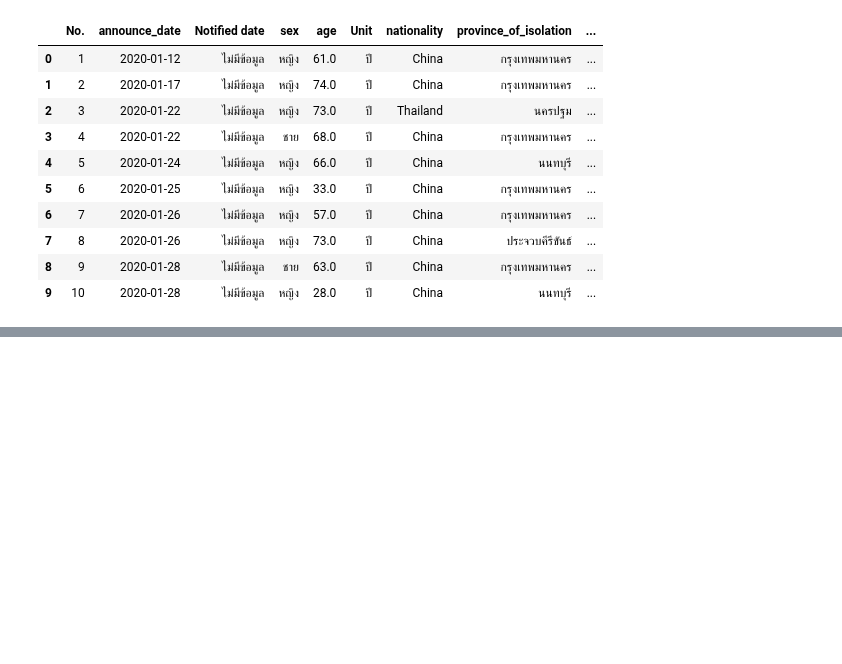
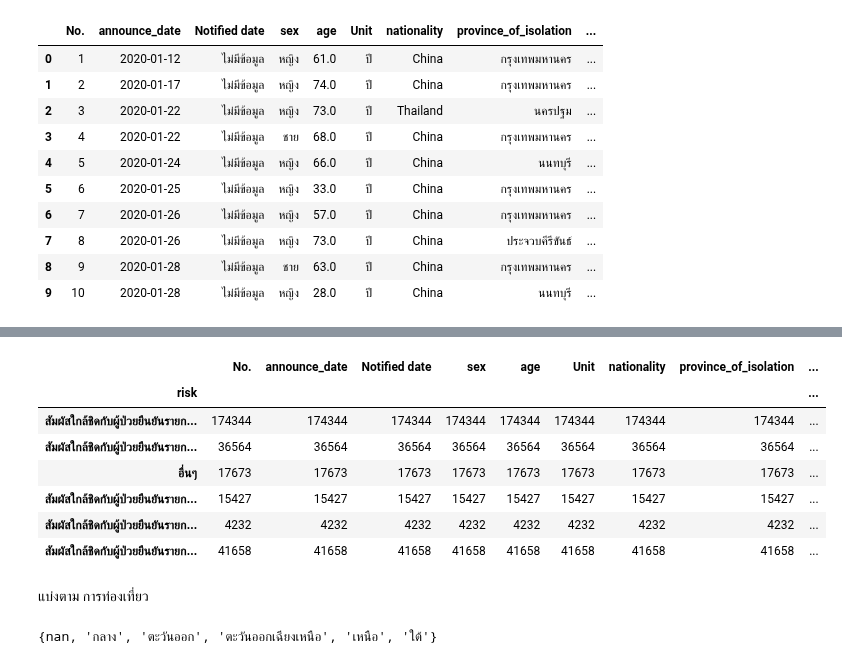
Before and after one commit to kittikhun62/data_viz_2022, a Jupyter notebook: BasicPython&DataViz_midterm2022.ipynb, the cells around one changed output, grey strips where cells are left out. Drawn from its saved outputs; the diff is of its cells as text; code cells hidden in the pictures; blank space fills up the shorter version.

```diff
--- a/BasicPython&DataViz_midterm2022.ipynb
+++ b/BasicPython&DataViz_midterm2022.ipynb
@@ -568,0 +627,25 @@ merge_covid_table.head(10)
+# %%
+u1 = merge_covid_table[merge_covid_table['ภูมิภาค (อุตุนิยมวิทยา)']=='กลาง'].groupby('risk').count().sort_values('No.',ascending=False).iloc[:1,:]
+u2 = merge_covid_table[merge_covid_table['ภูมิภาค (อุตุนิยมวิทยา)']=='ตะวันออก'].groupby('risk').count().sort_values('No.',ascending=False).iloc[:1,:]
+u3 = merge_covid_table[merge_covid_table['ภูมิภาค (อุตุนิยมวิทยา)']=='ตะวันออกเฉียงเหนือ'].groupby('risk').count().sort_values('No.',ascending=False).iloc[:1,:]
+u4 = merge_covid_table[merge_covid_table['ภูมิภาค (อุตุนิยมวิทยา)']=='เหนือ'].groupby('risk').count().sort_values('No.',ascending=False).iloc[:1,:]
+u5 = merge_covid_table[merge_covid_table['ภูมิภาค (อุตุนิยมวิทยา)']=='ใต้ฝั่งตะวันตก/ใต้ฝั่งอันดามัน'].groupby('risk').count().sort_values('No.',ascending=False).iloc[:1,:]
+u6 = merge_covid_table[merge_covid_table['ภูมิภาค (อุตุนิยมวิทยา)']=='ใต้ฝั่งตะวันออก/ใต้ฝั่งอ่าวไทย'].groupby('risk').count().sort_values('No.',ascending=False).iloc[:1,:]
+# %%
+data_allu = pd.concat([u1,u2,u3,u4,u5,u6])
+data_allu #สรุป
+# %% [output]
+|  | No. | announce_date | Notified date | sex | age | Unit | nationality | province_of_isolation | ... |
+| risk |  |  |  |  |  |  |  |  | ... |
+| สัมผัสใกล้ชิดกับผู้ป่วยยืนยันรายก... | 174344 | 174344 | 174344 | 174344 | 174344 | 174344 | 174344 | 174344 | ... |
+| สัมผัสใกล้ชิดกับผู้ป่วยยืนยันรายก... | 36564 | 36564 | 36564 | 36564 | 36564 | 36564 | 36564 | 36564 | ... |
+| อื่นๆ | 17673 | 17673 | 17673 | 17673 | 17673 | 17673 | 17673 | 17673 | ... |
+| สัมผัสใกล้ชิดกับผู้ป่วยยืนยันรายก... | 15427 | 15427 | 15427 | 15427 | 15427 | 15427 | 15427 | 15427 | ... |
+| สัมผัสใกล้ชิดกับผู้ป่วยยืนยันรายก... | 4232 | 4232 | 4232 | 4232 | 4232 | 4232 | 4232 | 4232 | ... |
+| สัมผัสใกล้ชิดกับผู้ป่วยยืนยันรายก... | 41658 | 41658 | 41658 | 41658 | 41658 | 41658 | 41658 | 41658 | ... |
+# %% [markdown]
+แบ่งตาม การท่องเที่ยว
+# %%
+set(merge_covid_table['ภูมิภาค (การท่องเที่ยว)'])
+# %% [output]
+{nan, 'กลาง', 'ตะวันออก', 'ตะวันออกเฉียงเหนือ', 'เหนือ', 'ใต้'}
```
Also changed, not shown: parts of 30 cells of this notebook.
